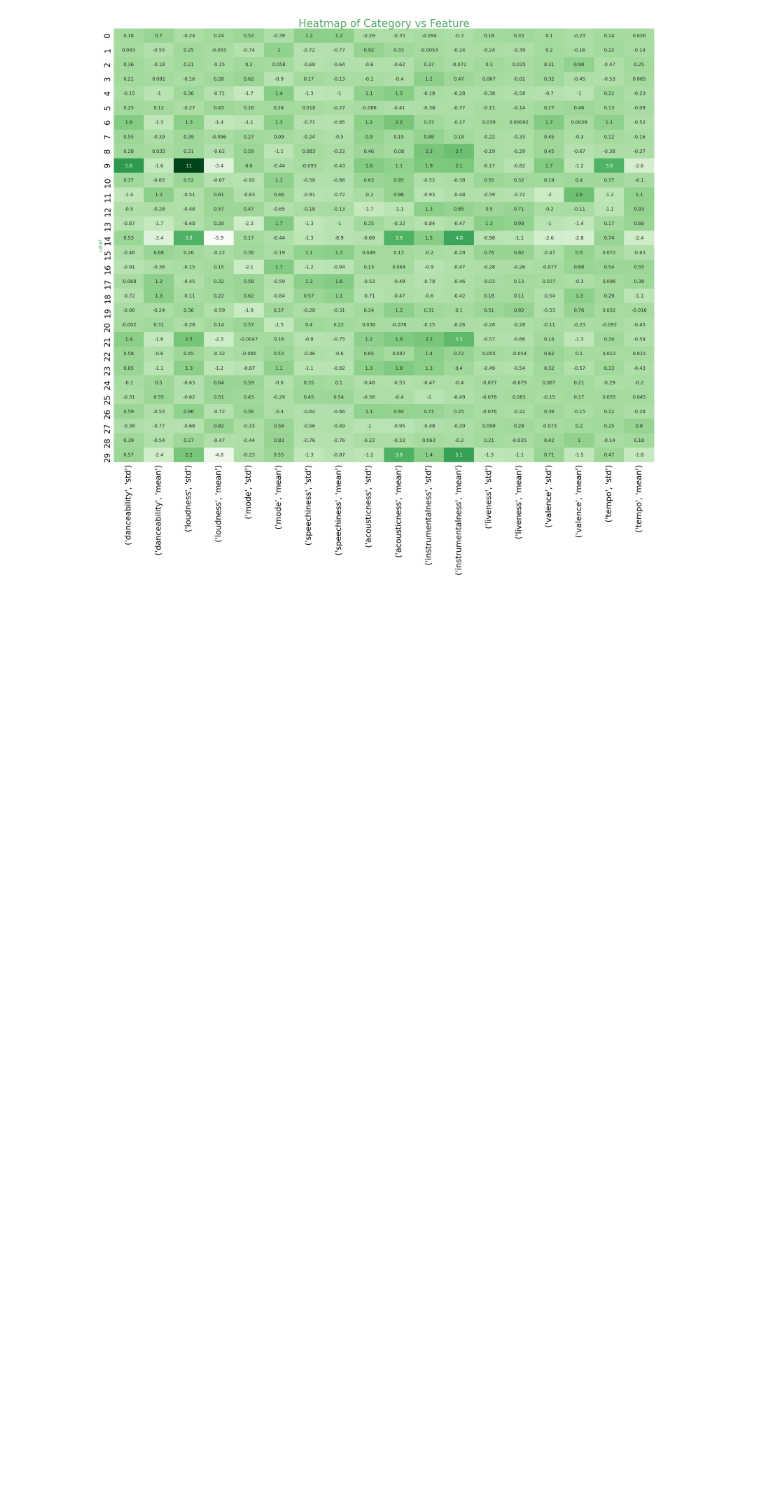
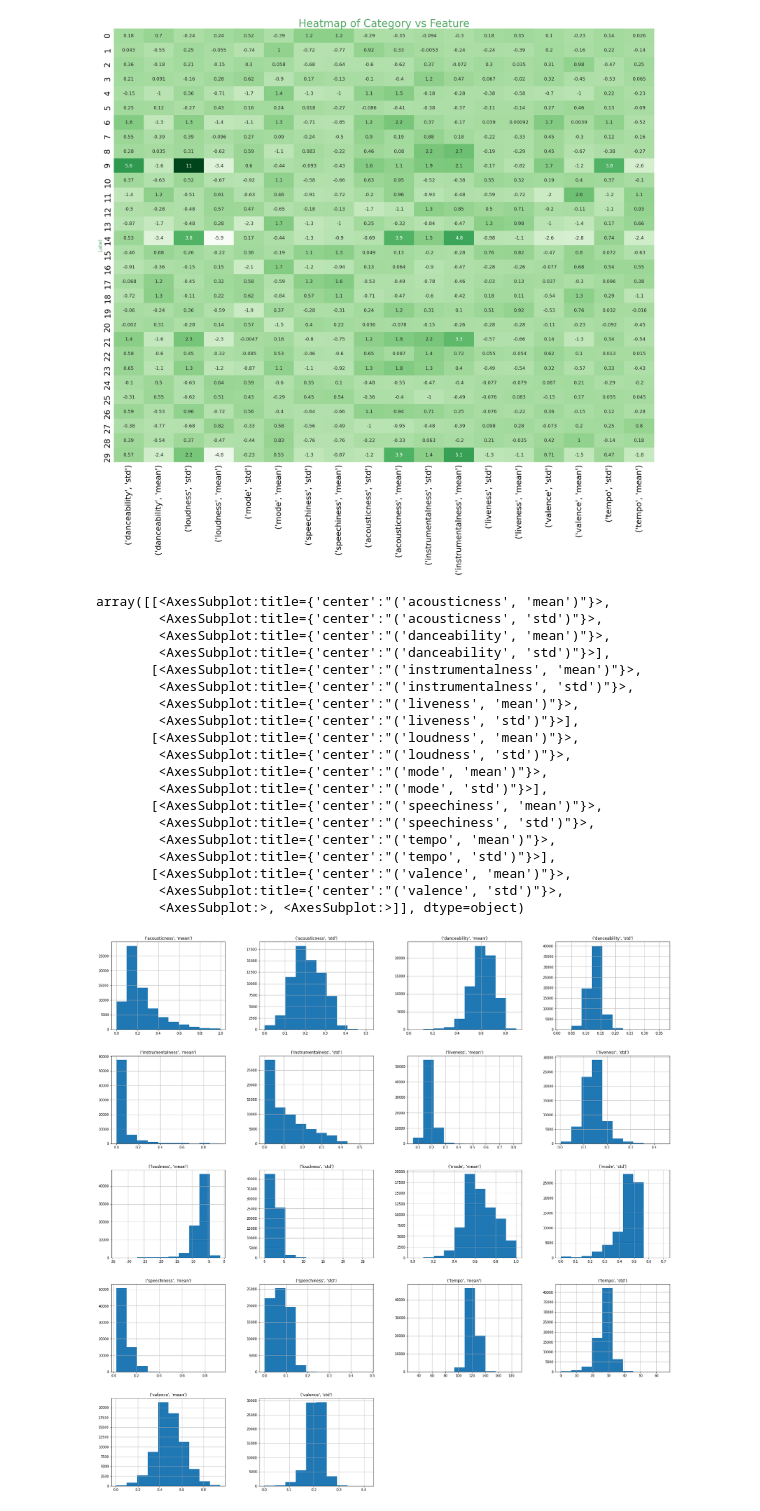
Before and after one commit to georgetballa/Spotify_Clustering, a Jupyter notebook: Model.ipynb, the cells around one changed output. Cells and saved outputs as stored; diff of their text form; code cells hidden in the pictures; blank space fills up the shorter version.

```diff
--- a/Model.ipynb
+++ b/Model.ipynb
@@ -665,3 +687,26 @@ plt.tight_layout()
 plt.savefig('heatmap_all.png', dpi=200)
 # %% [output]
 [figure]
+# %%
+playlist_analysis.hist(figsize=(30,30))
+# %% [output]
+array([[<AxesSubplot:title={'center':"('acousticness', 'mean')"}>,
+        <AxesSubplot:title={'center':"('acousticness', 'std')"}>,
+        <AxesSubplot:title={'center':"('danceability', 'mean')"}>,
+        <AxesSubplot:title={'center':"('danceability', 'std')"}>],
+       [<AxesSubplot:title={'center':"('instrumentalness', 'mean')"}>,
+        <AxesSubplot:title={'center':"('instrumentalness', 'std')"}>,
+        <AxesSubplot:title={'center':"('liveness', 'mean')"}>,
+        <AxesSubplot:title={'center':"('liveness', 'std')"}>],
+       [<AxesSubplot:title={'center':"('loudness', 'mean')"}>,
+        <AxesSubplot:title={'center':"('loudness', 'std')"}>,
+        <AxesSubplot:title={'center':"('mode', 'mean')"}>,
+        <AxesSubplot:title={'center':"('mode', 'std')"}>],
+       [<AxesSubplot:title={'center':"('speechiness', 'mean')"}>,
+        <AxesSubplot:title={'center':"('speechiness', 'std')"}>,
+        <AxesSubplot:title={'center':"('tempo', 'mean')"}>,
+        <AxesSubplot:title={'center':"('tempo', 'std')"}>],
+       [<AxesSubplot:title={'center':"('valence', 'mean')"}>,
+        <AxesSubplot:title={'center':"('valence', 'std')"}>,
+        <AxesSubplot:>, <AxesSubplot:>]], dtype=object)
+[figure, added]
```
Also changed, not shown: parts of 19 cells of this notebook, 13 other files.
